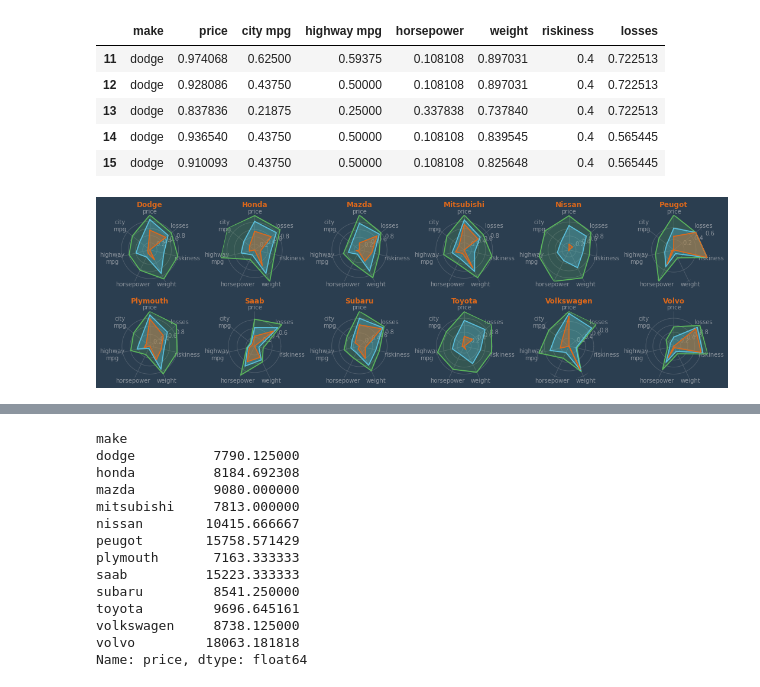
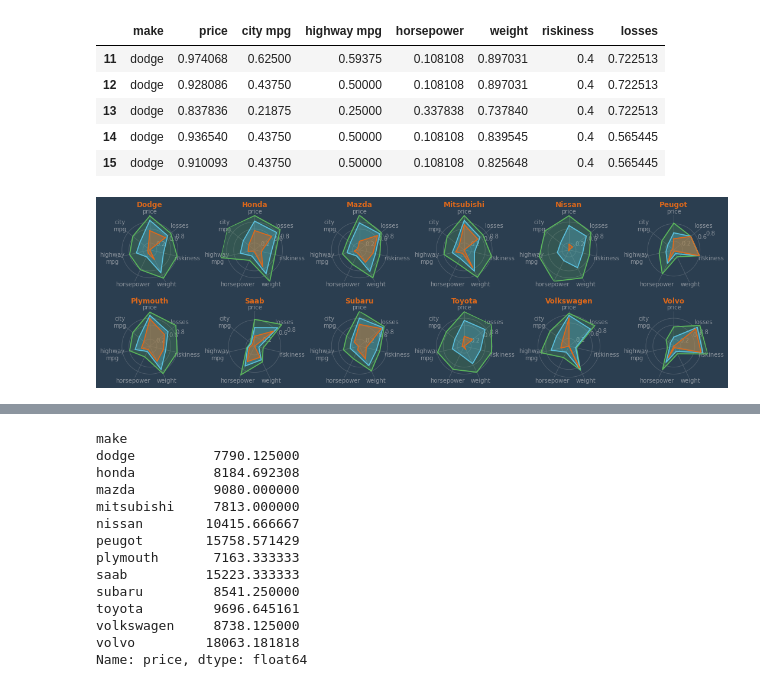
Before and after one commit to masteringmatplotlib/custom-and-config, a Jupyter notebook: notebooks/mmpl-custom-and-config.ipynb, the cells around one changed output, grey strips where cells are left out. Drawn from its saved outputs; the diff is of its cells as text; code cells hidden in the pictures.

```diff
--- a/notebooks/mmpl-custom-and-config.ipynb
+++ b/notebooks/mmpl-custom-and-config.ipynb
@@ -278,23 +264,11 @@ mean_data = normed_data.groupby("make", sort=True).mean()
-# %%
-fig = plt.figure(figsize=(18, 5))
-fig.subplots_adjust(wspace=0.50, hspace=0.30, top=0.95, bottom=0.15)
-colors = mpl.rcParams['axes.color_cycle']
-projection = radar.RadarAxes(spoke_count=len(mean_data.columns))
-
-for n, make in enumerate(makes):
-    ax = fig.add_subplot(2, 6, n+1, projection=projection)
-    plt.rgrids([0.2, 0.4, 0.6, 0.8])
-    ax.set_title(make.title(), weight='bold', size='large', position=(0.5, 1.1),
-                 horizontalalignment='center', verticalalignment='center')
-    for (color, alpha, data) in zip([1, 2, 0], [0.2, 0.3, 0.4], [max_data, mean_data, min_data]):
-        ax.fill(projection.radar_theta, data.loc[make], color=colors[color], alpha=alpha)
-        ax.plot(projection.radar_theta, data.loc[make], color=colors[color])
-
-    ax.set_varlabels([x.replace(" ", "\n") for x in mean_data.columns])
-
-plt.show()
-# %% [output]
-[figure, removed]
+# %%
+figure = plt.figure(figsize=(18, 5))
+gs = gridspec.GridSpec(2, 6)
+gs.update(wspace=0.50, hspace=0.30, top=0.95, bottom=0.15)
+subplot_axes = demoplot.make_autos_radar_plot(figure, gs, normed_data)
+plt.show()
+# %% [output]
+[figure, added]
 # %%
 numerical_data = data.replace({"make": demodata.get_make_id_map(data)})
 numerical_data.head()
```
Also changed, not shown: parts of 10 cells of this notebook.
